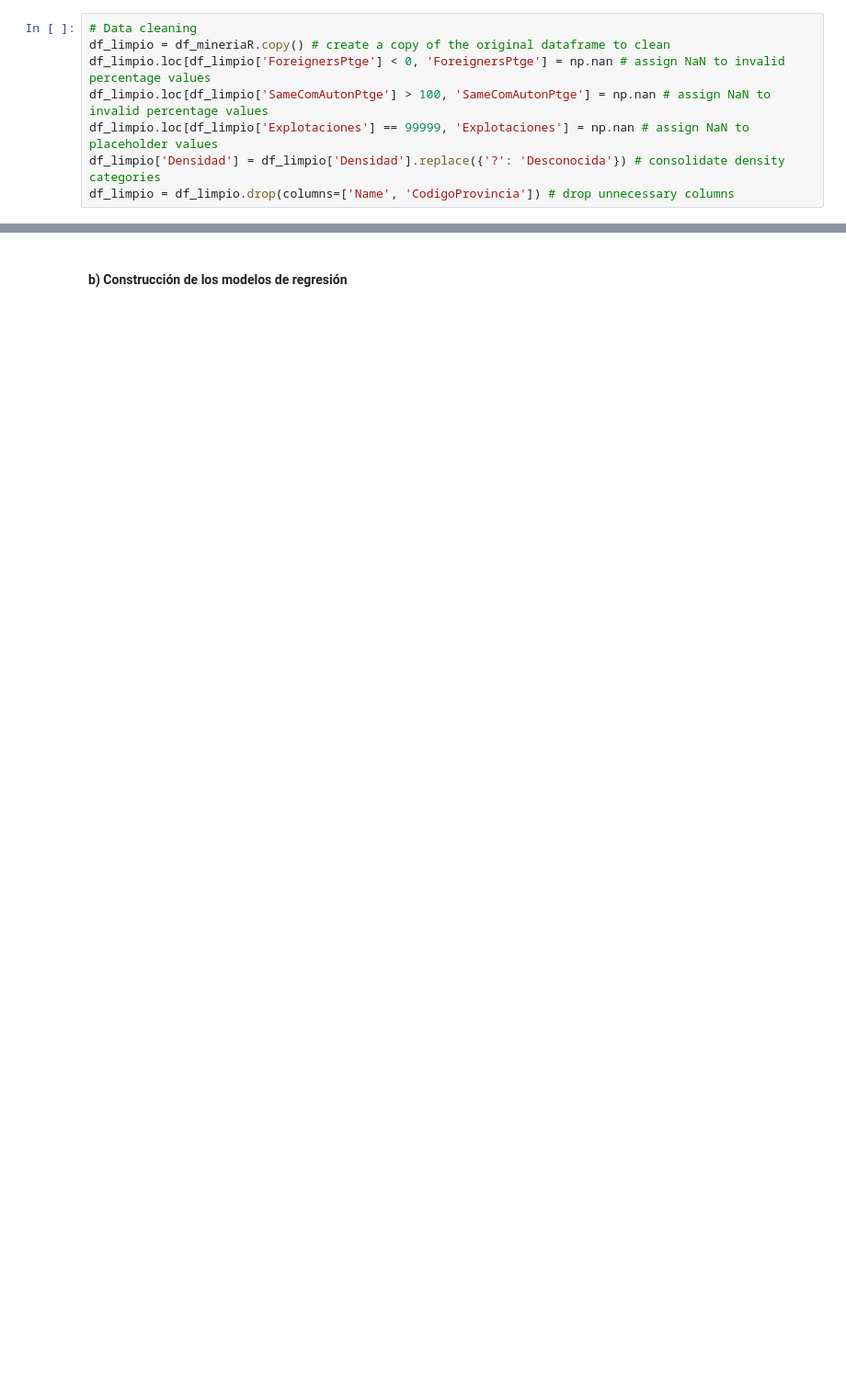
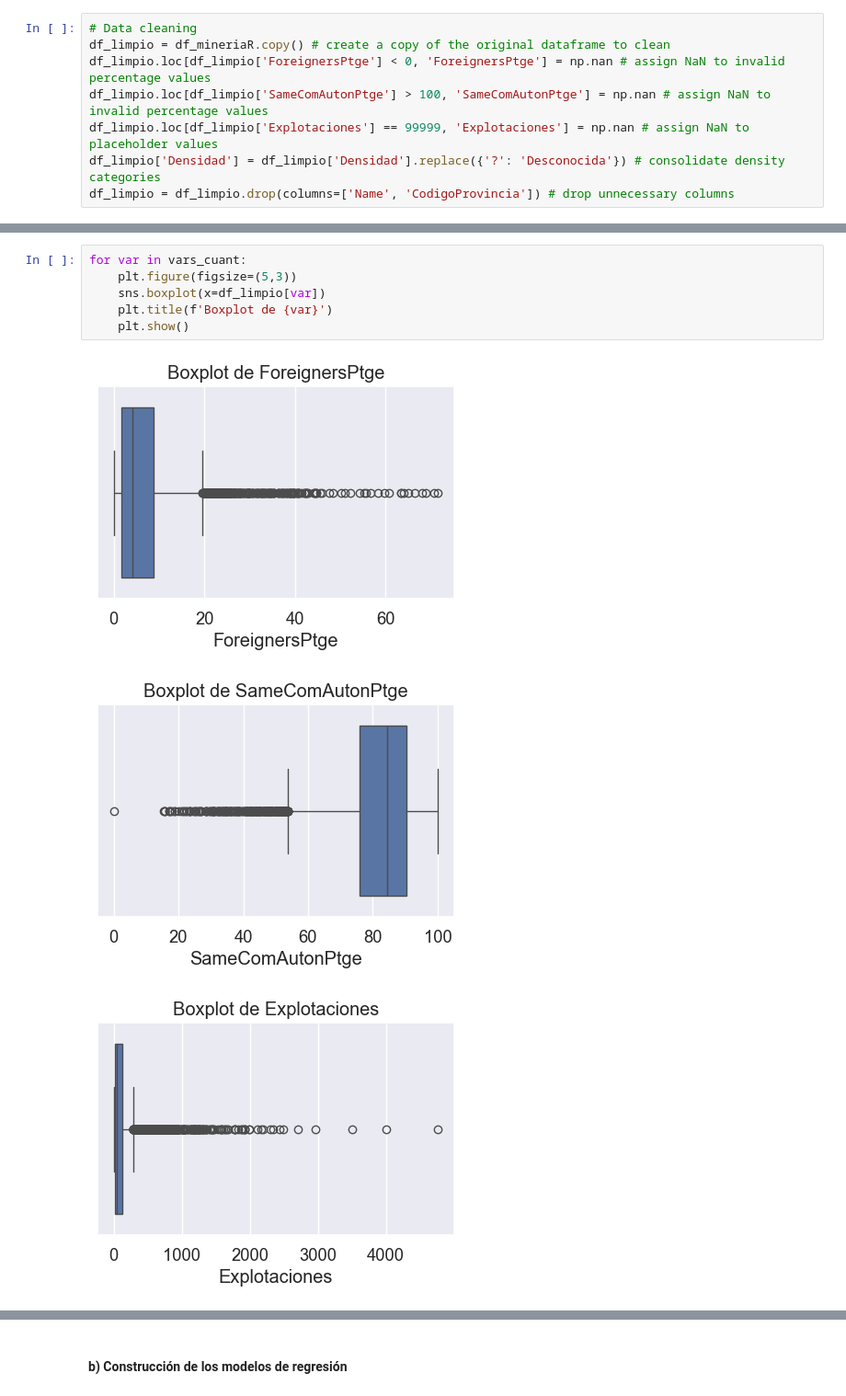
Before and after one commit to LeanderHS/Regresiones, a Jupyter notebook: Mineria_regresions01.ipynb, the cells around one changed output, grey strips where cells are left out. Shown at 92% size. Cells and saved outputs as stored; diff of their text form; blank space fills up the shorter version.

```diff
--- a/Mineria_regresions01.ipynb
+++ b/Mineria_regresions01.ipynb
@@ -236,0 +265,10 @@ df_limpio = df_limpio.drop(columns=['Name', 'CodigoProvincia']) # drop unnecessa
+# %%
+for var in vars_cuant:
+    plt.figure(figsize=(5,3))
+    sns.boxplot(x=df_limpio[var])
+    plt.title(f'Boxplot de {var}')
+    plt.show()
+# %% [output]
+[figure, added]
+[figure, added]
+[figure, added]
```
Also changed, not shown: parts of 33 cells of this notebook, 2 other files.
